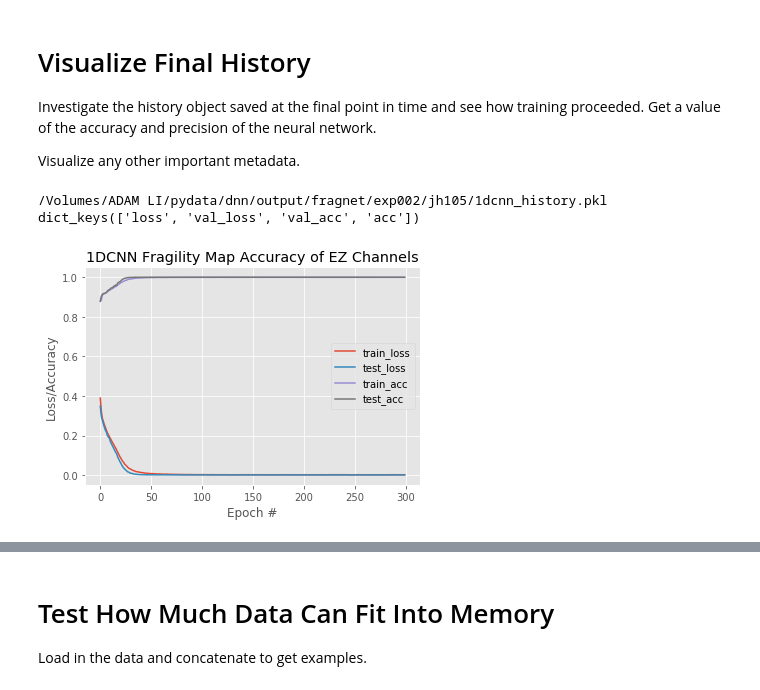
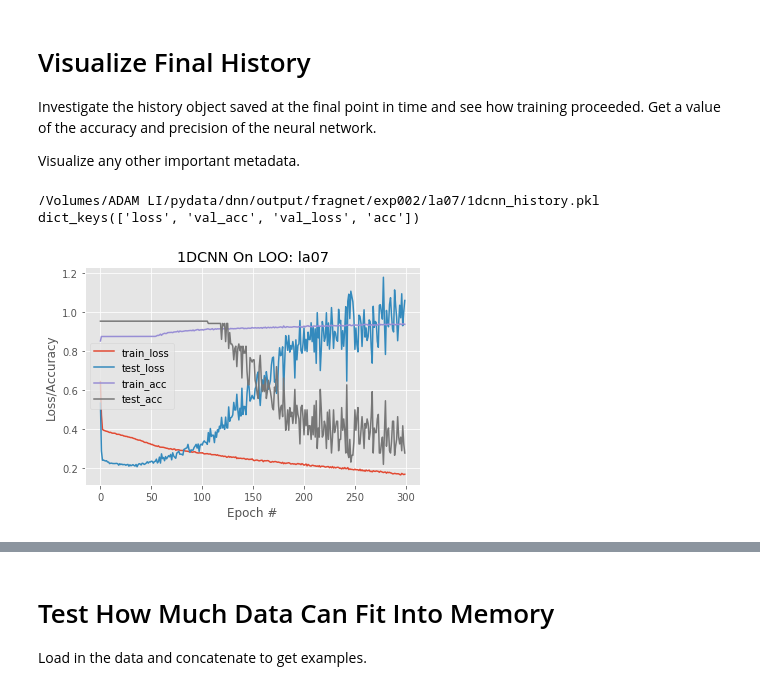
Before and after one commit to adam2392/dnn-unsupervised, a Jupyter notebook: notebooks/Visualize Training Results.ipynb, the cells around one changed output, grey strips where cells are left out. Drawn from its saved outputs; the diff is of its cells as text; code cells hidden in the pictures.

```diff
--- a/notebooks/Visualize Training Results.ipynb
+++ b/notebooks/Visualize Training Results.ipynb
@@ -102,6 +103,15 @@ expname = 'train_v7'
 # patient = 'id013_pg'
 
 patient = 'jh105'
+patient = 'pt1'
+patient = 'pt2'
+patient = 'pt11'
+patient = 'pt15'
+patient = 'pt16'
+patient = 'la02'
+patient = 'la03'
+patient = 'la05'
+patient = 'la07'
 expname = 'exp003/' + patient
 expname = 'fragnet/exp002/' + patient
 # expname = '2dcnn_fragility'
@@ -115,40 +125,40 @@ print(finalhistfile)
 H = np.load(finalhistfile)
 print(H.keys())
 # %% [output]
-/Volumes/ADAM LI/pydata/dnn/output/fragnet/exp002/jh105/1dcnn_history.pkl
-dict_keys(['loss', 'val_loss', 'val_acc', 'acc'])
+/Volumes/ADAM LI/pydata/dnn/output/fragnet/exp002/la07/1dcnn_history.pkl
+dict_keys(['loss', 'val_acc', 'val_loss', 'acc'])
 # %%
 # # plot the training loss and accuracy
 # N = np.arange(0, len(H["loss"][0:15]))
 # plt.style.use("ggplot")
 # plt.figure()
 # plt.plot(N, H["loss"][0:15], label="train_loss")
 # plt.plot(N, H["val_loss"][0:15], label="test_loss")
 # plt.plot(N, H["acc"][0:15], label="train_acc")
 # plt.plot(N, H["val_acc"][0:15], label="test_acc")
 # plt.title("CNN On Network Fragility Features")
 # plt.xlabel("Epoch #")
 # plt.ylabel("Loss/Accuracy")
 # plt.legend()
 # plt.show()
 
 # plot the training loss and accuracy
 N = np.arange(0, len(H["loss"]))
 plt.style.use("ggplot")
 plt.figure()
 plt.plot(N, H["loss"], label="train_loss")
 plt.plot(N, H["val_loss"], label="test_loss")
 plt.plot(N, H["acc"], label="train_acc")
 plt.plot(N, H["val_acc"], label="test_acc")
-# plt.title("CNN On FFT Features LOO: " + patient)
-plt.title('1DCNN Fragility Map Accuracy of EZ Channels')
+plt.title("1DCNN On LOO: " + patient)
+# plt.title('1DCNN Fragility Map Accuracy of EZ Channels')
 plt.xlabel("Epoch #")
 plt.ylabel("Loss/Accuracy")
 plt.legend()
 plt.show()
 # print(model.summary())
 # %% [output]
-[figure, old version]
+[figure, new version]
 # %%
 import json
 import keras
```
Also changed, not shown: parts of 2 cells of this notebook, 22 other files.
